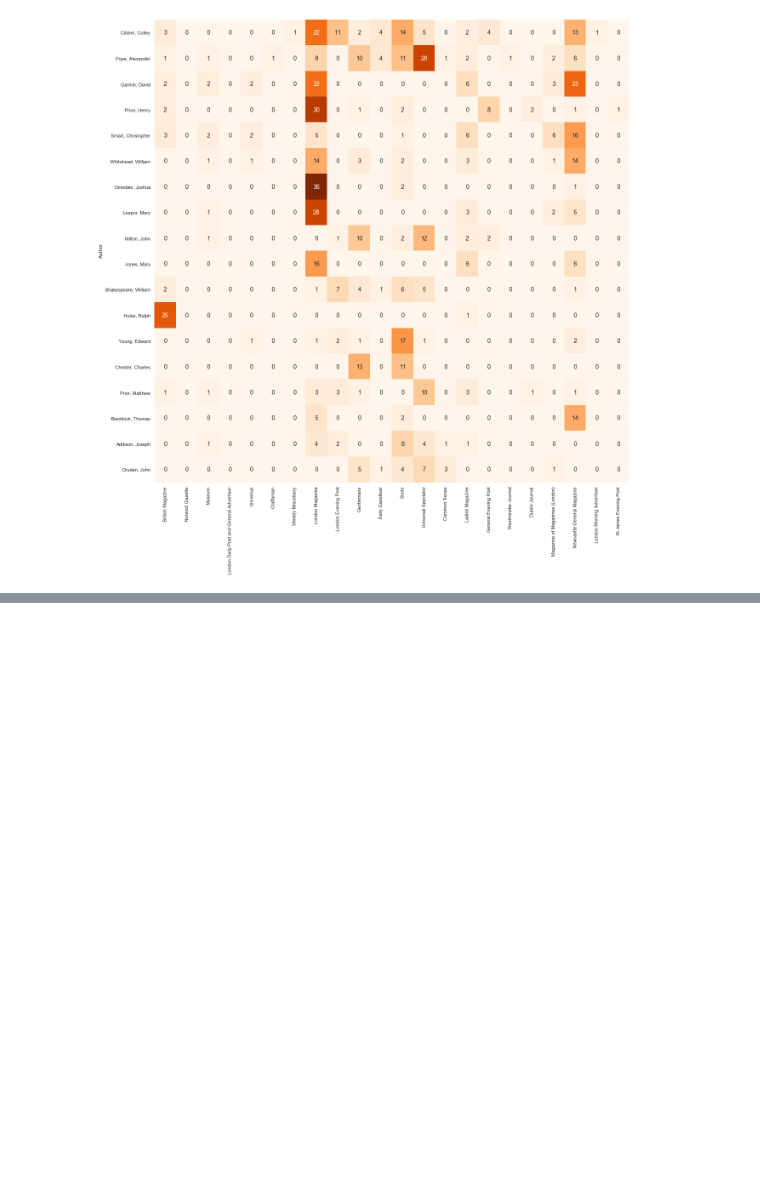
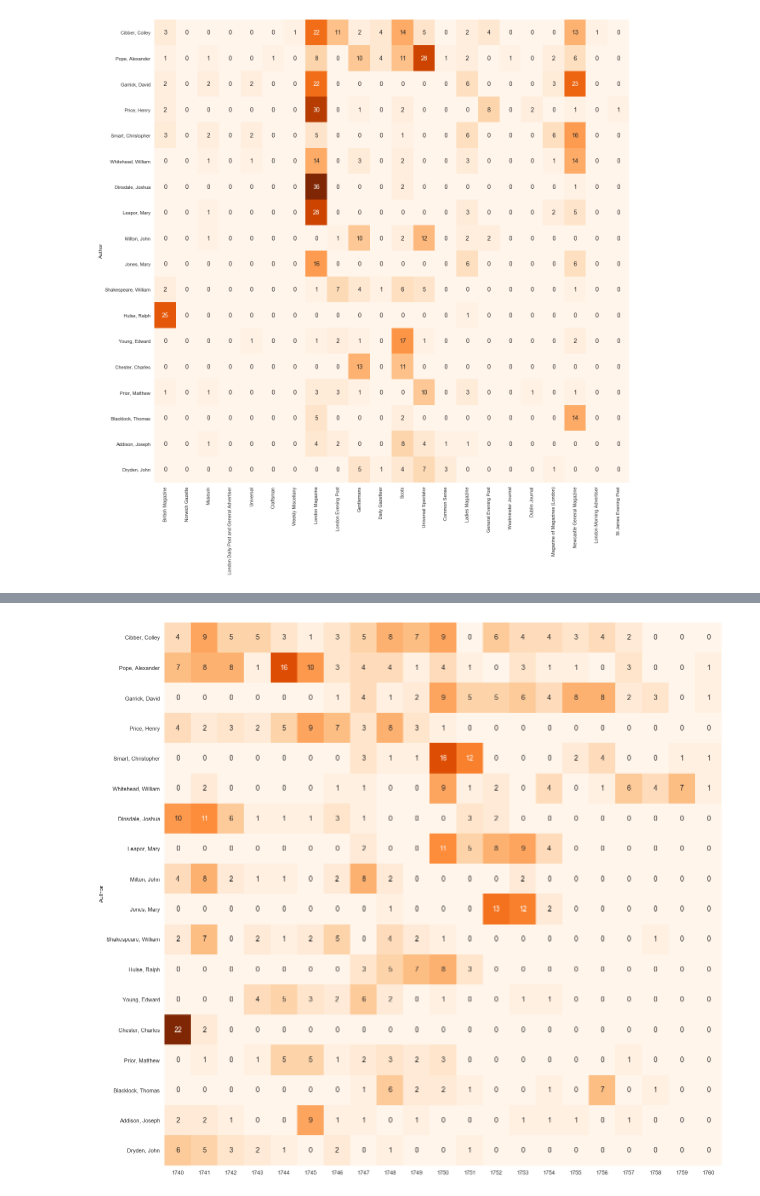
Before and after one commit to ilrt/VisualisingPoeticCulture, a Jupyter notebook: notebooks/09-authorship.ipynb, the cells around one changed output, grey strips where cells are left out. Drawn from its saved outputs; the diff is of its cells as text; code cells hidden in the pictures; blank space fills up the shorter version.

Commit message:
Updated noebooks regarding authorship

```diff
--- a/notebooks/09-authorship.ipynb
+++ b/notebooks/09-authorship.ipynb
@@ -89,0 +95,5 @@ vpp.authorship_publications_overview_plot(author_pubs)
+# %%
+author_pub_years = vpd.authorship_publication_year_overview_df(df)
+vpp.authorship_publication_year_plot(author_pub_years)
+# %% [output]
+[figure, added]
```
Also changed, not shown: parts of 1 cell of this notebook, 1 other file.
